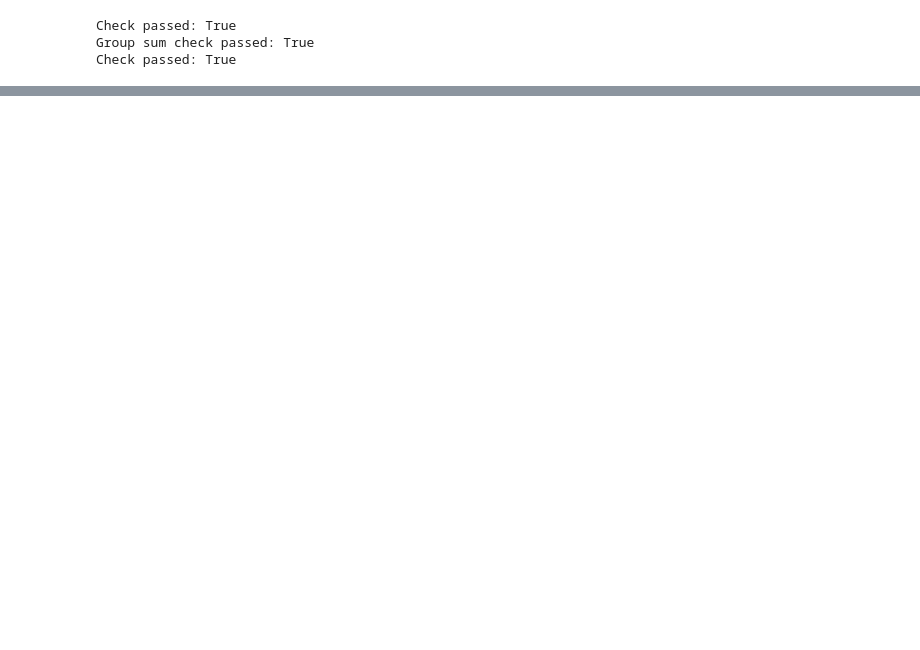
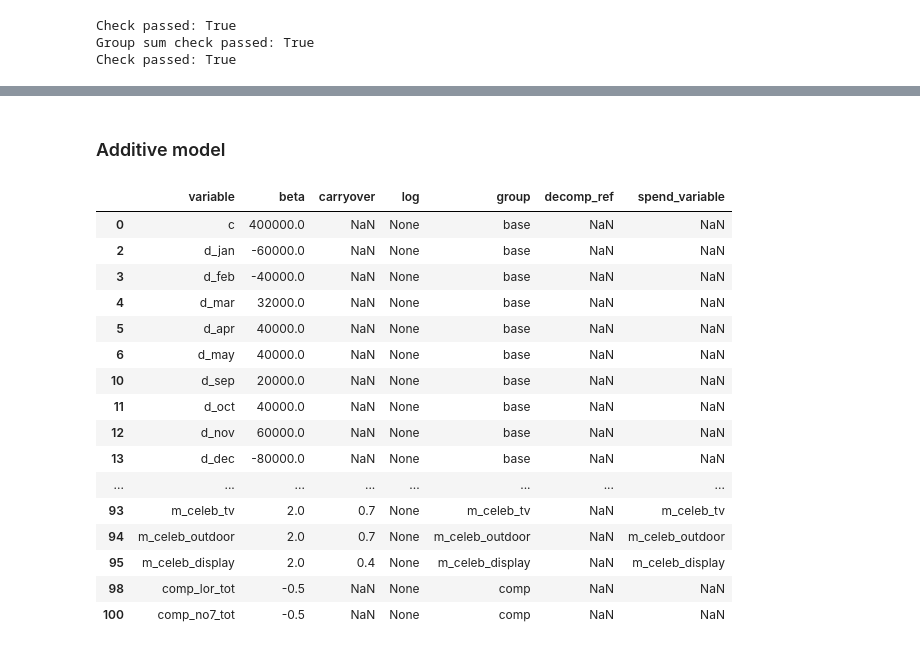
Before and after one commit to jackbowley/MMM, a Jupyter notebook: MeridianTests/CreateDataSet.ipynb, the cells around one changed output, grey strips where cells are left out. Cells and saved outputs as stored; diff of their text form; code cells hidden in the pictures; blank space fills up the shorter version.

```diff
--- a/MeridianTests/CreateDataSet.ipynb
+++ b/MeridianTests/CreateDataSet.ipynb
@@ -241,3 +266,33 @@ df_var_spec_est.to_csv(os.path.join(results_dir, 'var_spec_est.csv'), index=Fals
 df_decomp_vol.to_csv(os.path.join(results_dir, 'decomp.csv'))
 df_decomp_vol_est.to_csv(os.path.join(results_dir, 'decomp_est.csv'))
 df_rois_merged.to_csv(os.path.join(results_dir, 'Rois.csv'), index=False)
+# %% [markdown]
+### Additive model
+# %%
+## change svol_xf to svol_xf_add
+df_data['svol_xf'] = df_data['svol_xf_add']
+
+df_var_spec = df_var_spec_all.copy()
+df_var_spec = df_var_spec.rename(columns={'beta_add': 'beta'})
+df_var_spec = df_var_spec[df_var_spec['beta'].notnull() & df_var_spec['beta']!=0].copy()
+df_var_spec = df_var_spec.drop(columns=['beta_log'])
+df_var_spec['log'] = None
+df_var_spec
+# %% [output]
+|  | variable | beta | carryover | log | group | decomp_ref | spend_variable |
+| 0 | c | 400000.0 | NaN | None | base | NaN | NaN |
+| 2 | d_jan | -60000.0 | NaN | None | base | NaN | NaN |
+| 3 | d_feb | -40000.0 | NaN | None | base | NaN | NaN |
+| 4 | d_mar | 32000.0 | NaN | None | base | NaN | NaN |
+| 5 | d_apr | 40000.0 | NaN | None | base | NaN | NaN |
+| 6 | d_may | 40000.0 | NaN | None | base | NaN | NaN |
+| 10 | d_sep | 20000.0 | NaN | None | base | NaN | NaN |
+| 11 | d_oct | 40000.0 | NaN | None | base | NaN | NaN |
+| 12 | d_nov | 60000.0 | NaN | None | base | NaN | NaN |
+| 13 | d_dec | -80000.0 | NaN | None | base | NaN | NaN |
+| ... | ... | ... | ... | ... | ... | ... | ... |
+| 93 | m_celeb_tv | 2.0 | 0.7 | None | m_celeb_tv | NaN | m_celeb_tv |
+| 94 | m_celeb_outdoor | 2.0 | 0.7 | None | m_celeb_outdoor | NaN | m_celeb_outdoor |
+| 95 | m_celeb_display | 2.0 | 0.4 | None | m_celeb_display | NaN | m_celeb_display |
+| 98 | comp_lor_tot | -0.5 | NaN | None | comp | NaN | NaN |
+| 100 | comp_no7_tot | -0.5 | NaN | None | comp | NaN | NaN |
```
Also changed, not shown: parts of 13 cells of this notebook, 13 other files.
